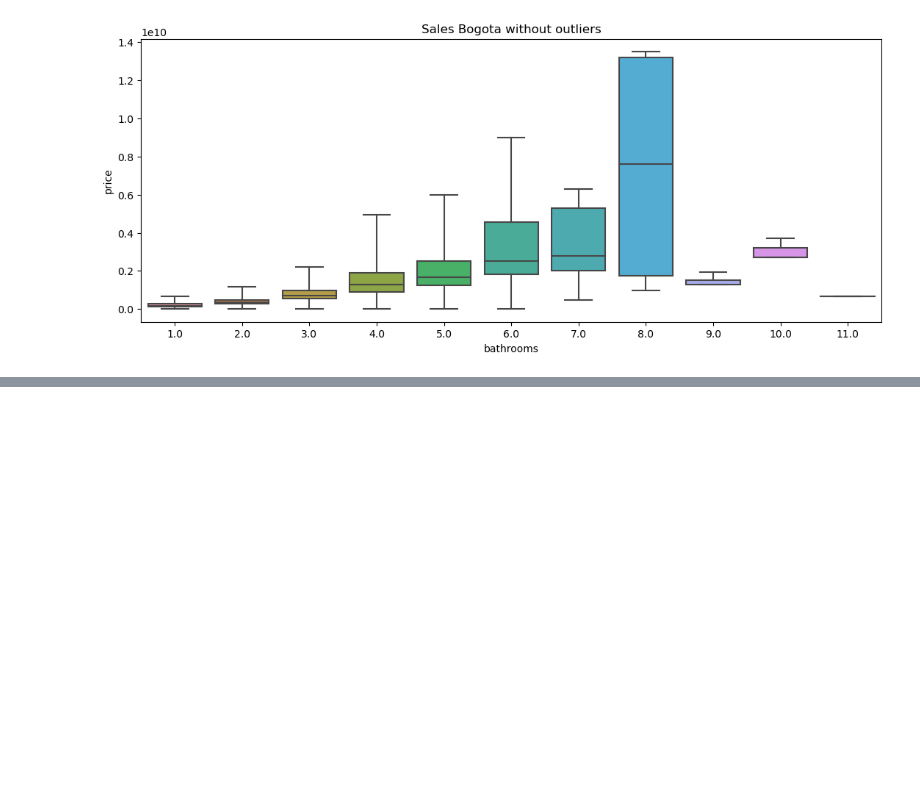
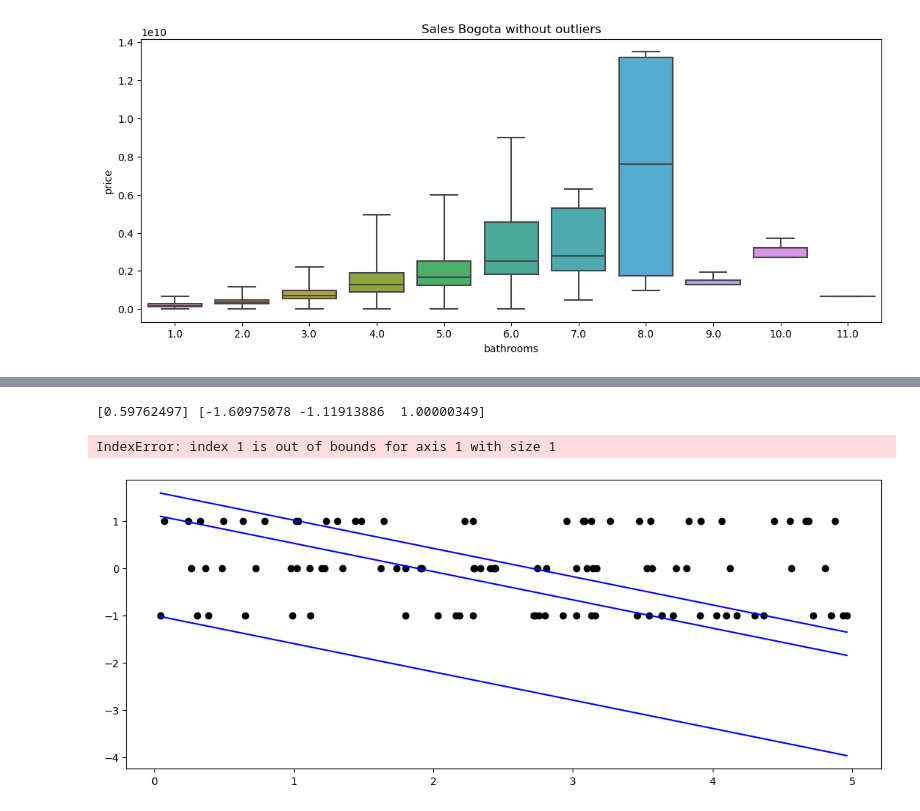
Before and after one commit to afrincon2/visualization, a Jupyter notebook: Prices.ipynb, the cells around one changed output, grey strips where cells are left out. Drawn from its saved outputs; the diff is of its cells as text; code cells hidden in the pictures; blank space fills up the shorter version.

```diff
--- a/Prices.ipynb
+++ b/Prices.ipynb
@@ -247,0 +528,30 @@ Notes:
+# %%
+import numpy as np
+import matplotlib.pyplot as plt
+from sklearn import svm
+
+# Generate some sample data
+X = np.sort(5 * np.random.rand(100, 1), axis=0)
+y = np.where(X > 2.5, 1, -1)
+y = np.random.randint(-1,2, size=100)
+# Create an SVM classifier with a linear kernel
+clf = svm.SVC(kernel='linear')
+clf.fit(X, y)
+
+# Get the support vectors
+sv = clf.support_vectors_
+# Get the coefficients of the decision function
+w = clf.coef_[0]
+b = clf.intercept_
+print(w,b)
+# Create a plot of the decision boundary and the support vectors
+plt.scatter(X, y, color='black')
+plt.plot(X, -(w[0]*X + b), color='blue')
+plt.scatter(sv[:,0], sv[:,1], color='red')
+plt.xlabel('X')
+plt.ylabel('Class')
+plt.show()
+# %% [output]
+[0.59762497] [-1.60975078 -1.11913886  1.00000349]
+IndexError: index 1 is out of bounds for axis 1 with size 1
+[figure, added]
```
Also changed, not shown: parts of 18 cells of this notebook.
